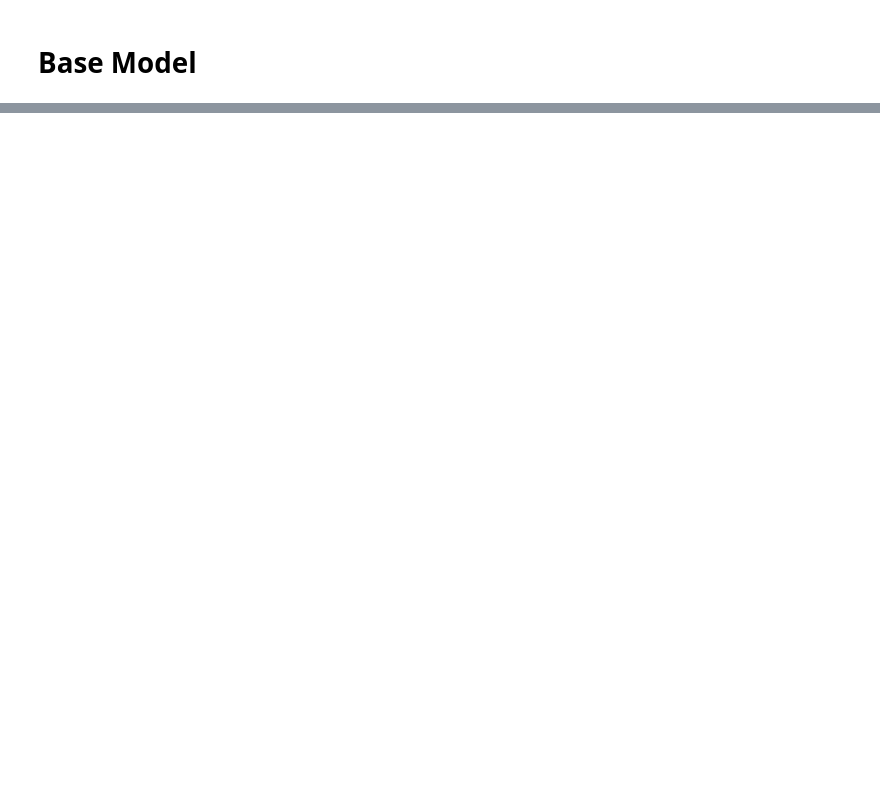
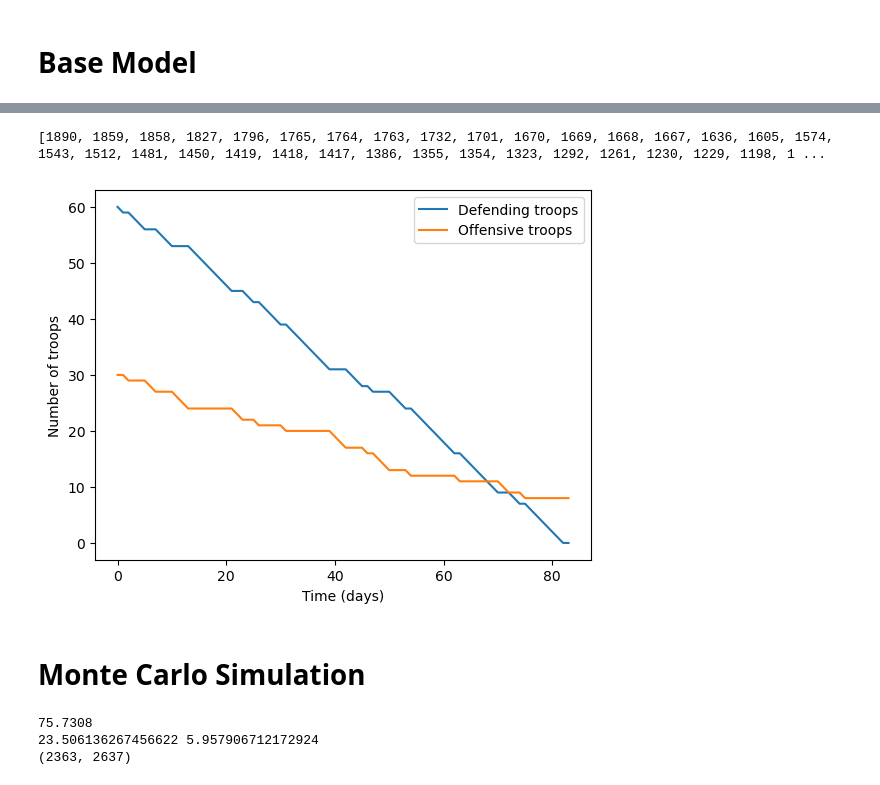
Before and after one commit to VigneshG04/FIT3139-Project, a Jupyter notebook: project.ipynb, the cells around one changed output, grey strips where cells are left out. Saved outputs shown, nothing was run; the diff lists cells and outputs as text; code cells hidden in the pictures; blank space fills up the shorter version.

```diff
--- a/project.ipynb
+++ b/project.ipynb
@@ -37,0 +75,58 @@ print(x[-1], y[-1])
+# %%
+def simulate_conflict(M, IC, max_iter = 100):
+    x0, y0 = IC[0], IC[1]
+    pos = [len(M) - 1]
+    x, y, t = [x0], [y0], [0]
+    for i in range(max_iter):
+        pos_next = np.random.choice(len(M), p = M[pos[-1]])
+        # print(pos_next//(y0 +1), pos_next%(y0+1))
+        x.append(pos_next//(y0 +1))
+        y.append(pos_next%(y0+1))
+        t.append(i + 1)
+        if pos_next == pos[-1]:
+            return pos + [pos_next], t, x, y
+        else:
+            pos += [pos_next]
+    return -1
+
+IC = (60, 30)
+params = (0.62, 0.01)
+M = markov_generator(IC, params)
+sol, t, x, y = simulate_conflict(M, IC)
+print(sol)
+plt.plot(t, x, label = "Defending troops")
+plt.plot(t, y, label = "Offensive troops")
+plt.xlabel("Time (days)")
+plt.ylabel("Number of troops")
+plt.legend()
+plt.show()
+# %% [output]
+[1890, 1859, 1858, 1827, 1796, 1765, 1764, 1763, 1732, 1701, 1670, 1669, 1668, 1667, 1636, 1605, 1574, 1543, 1512, 1481, 1450, 1419, 1418, 1417, 1386, 1355, 1354, 1323, 1292, 1261, 1230, 1229, 1198, 1 ...
+[figure, added]
+# %% [markdown]
+# Monte Carlo Simulation
+# %%
+def monte_carlo(M, IC, max_iter = 100, n = 5000, verbose = False):
+    x_winners = []
+    y_winners = []
+    x_wins = 0
+    conflict_lengths = []
+    for i in range(1, n):
+        if verbose: print('Simulating conflict {0}'.format(i))
+        sol, _, x, y = simulate_conflict(M, IC, max_iter = max_iter)
+        if x[-1] == 0:
+            y_winners.append(y[-1])
+        else:
+            x_winners.append(x[-1])
+            x_wins += 1
+        conflict_lengths.append(len(sol) - 2)
+    y_wins = n - x_wins
+    print(sum(conflict_lengths)/n)
+    print(sum(x_winners)/x_wins, sum(y_winners)/y_wins)
+    return x_wins, y_wins
+mc_simulation = monte_carlo(M, IC)
+print(mc_simulation)
+# %% [output]
+75.7308
+23.506136267456622 5.957906712172924
+(2363, 2637)
```
Also changed, not shown: parts of 3 cells of this notebook, 2 other files.
